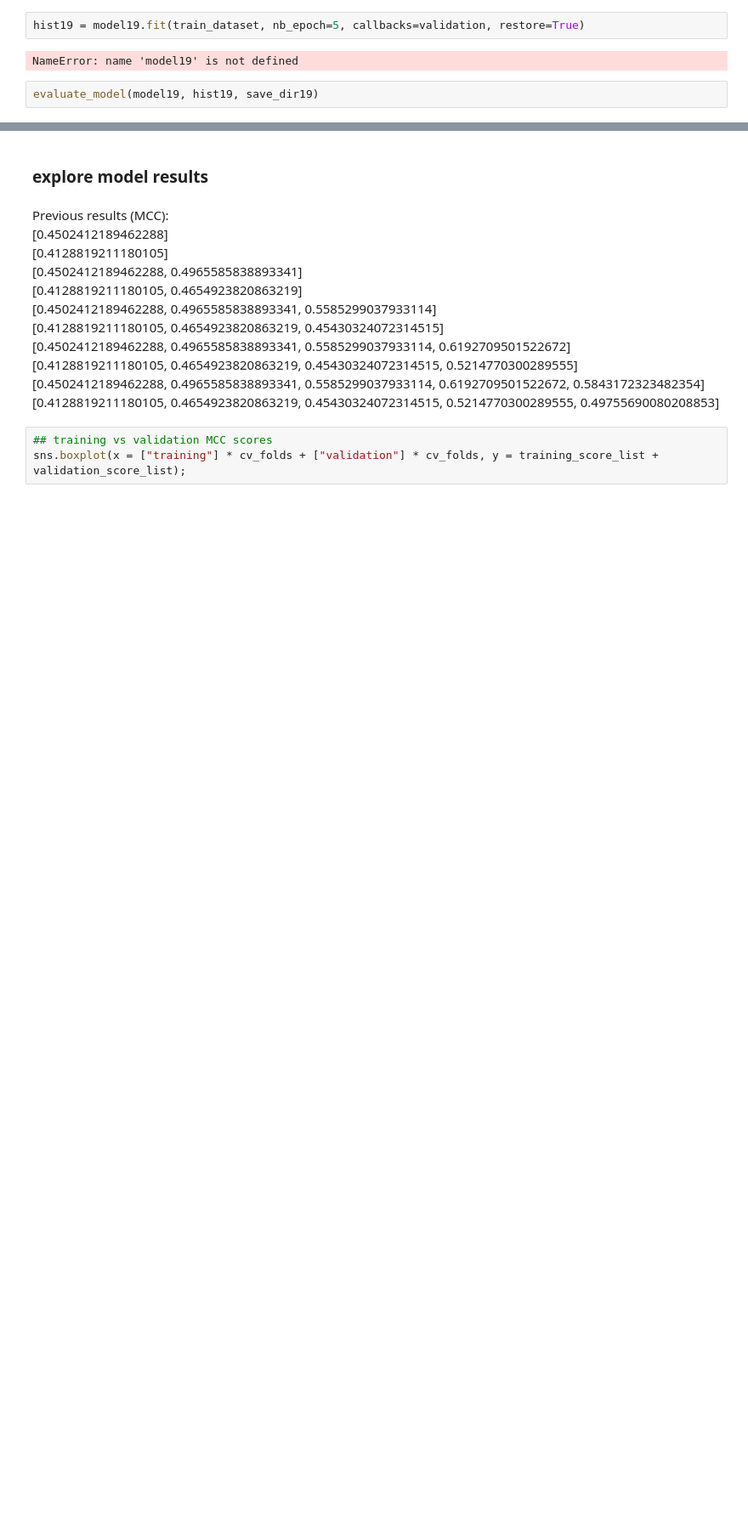
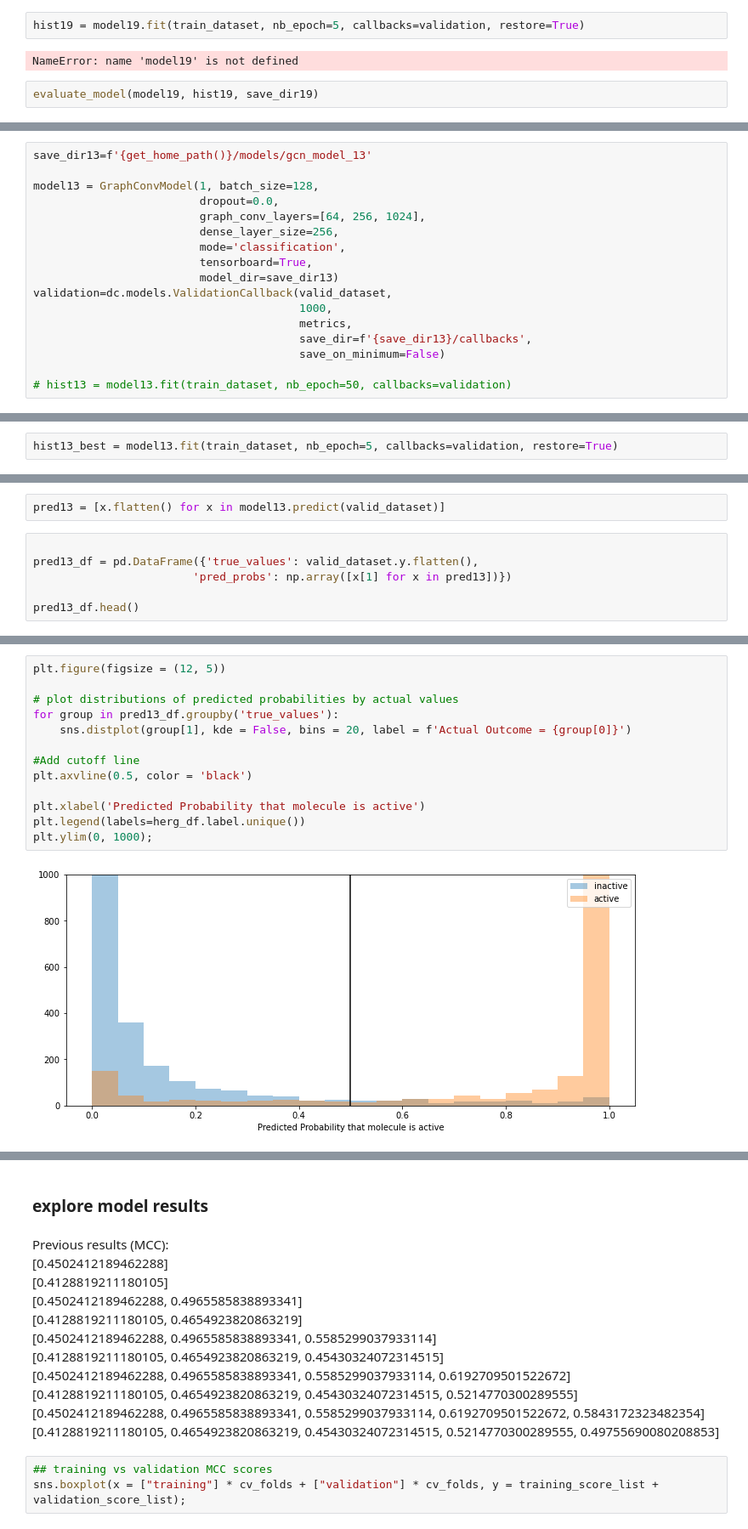
Before and after one commit to kajayi/Capstone, a Jupyter notebook: notebooks/06_GCN_models.ipynb, the cells around one changed output, grey strips where cells are left out. Shown at 85% size. Saved outputs shown, nothing was run; the diff lists cells and outputs as text; blank space fills up the shorter version.

```diff
--- a/notebooks/06_GCN_models.ipynb
+++ b/notebooks/06_GCN_models.ipynb
@@ -1909,0 +1933,17 @@ evaluate_model(model19, hist19, save_dir19)
+# %%
+save_dir13=f'{get_home_path()}/models/gcn_model_13'
+
+model13 = GraphConvModel(1, batch_size=128,
+                         dropout=0.0,
+                         graph_conv_layers=[64, 256, 1024],
+                         dense_layer_size=256,
+                         mode='classification',
+                         tensorboard=True,
+                         model_dir=save_dir13)
+validation=dc.models.ValidationCallback(valid_dataset,
+                                        1000,
+                                        metrics,
+                                        save_dir=f'{save_dir13}/callbacks',
+                                        save_on_minimum=False)
+
+# hist13 = model13.fit(train_dataset, nb_epoch=50, callbacks=validation)
@@ -1909,0 +1953,2 @@ evaluate_model(model19, hist19, save_dir19)
+# %%
+hist13_best = model13.fit(train_dataset, nb_epoch=5, callbacks=validation, restore=True)
@@ -1909,0 +1995,8 @@ evaluate_model(model19, hist19, save_dir19)
+# %%
+pred13 = [x.flatten() for x in model13.predict(valid_dataset)]
+# %%
+
+pred13_df = pd.DataFrame({'true_values': valid_dataset.y.flatten(),
+                        'pred_probs': np.array([x[1] for x in pred13])})
+
+pred13_df.head()
@@ -1909,0 +2010,15 @@ evaluate_model(model19, hist19, save_dir19)
+# %%
+plt.figure(figsize = (12, 5))
+
+# plot distributions of predicted probabilities by actual values
+for group in pred13_df.groupby('true_values'):
+    sns.distplot(group[1], kde = False, bins = 20, label = f'Actual Outcome = {group[0]}')
+
+#Add cutoff line
+plt.axvline(0.5, color = 'black')
+
+plt.xlabel('Predicted Probability that molecule is active')
+plt.legend(labels=herg_df.label.unique())
+plt.ylim(0, 1000);
+# %% [output]
+[figure, added]
```
Also changed, not shown: parts of 28 cells of this notebook, 3 other files.
